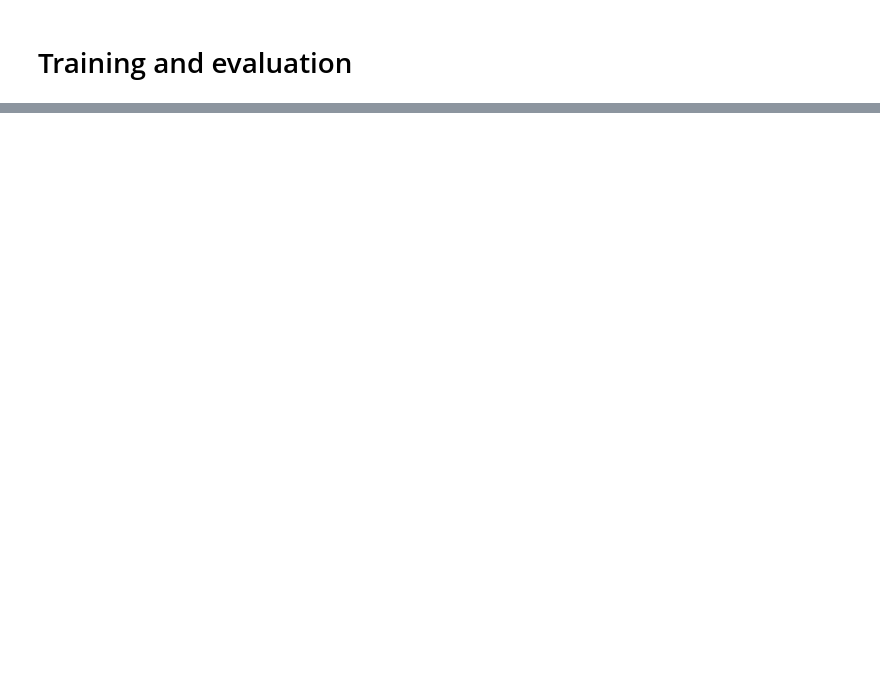
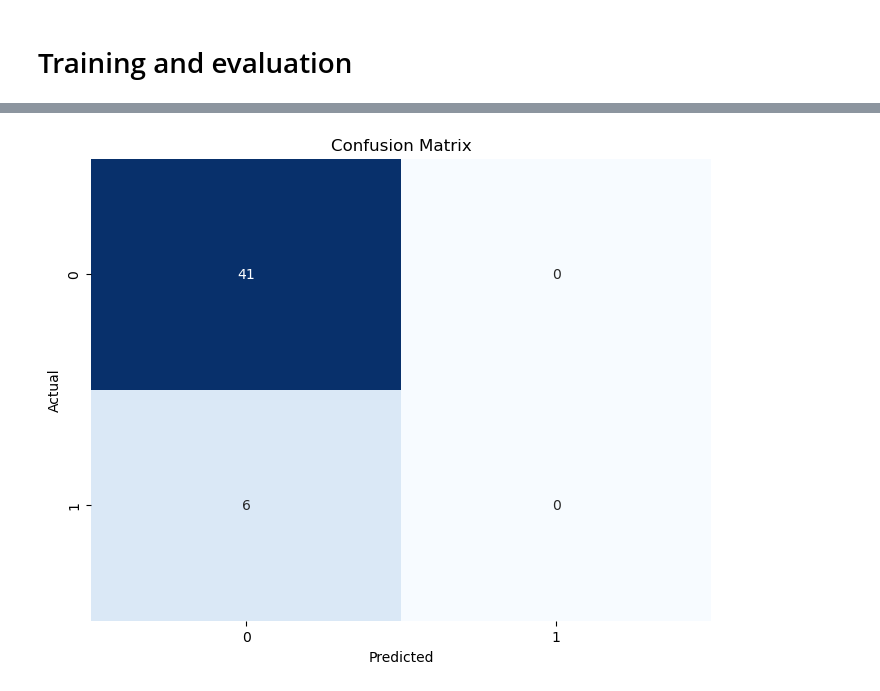
Before and after one commit to P1N60/gdsProjekt, a Jupyter notebook: GDS_Projekt.ipynb, the cells around one changed output, grey strips where cells are left out. Saved outputs shown, nothing was run; the diff lists cells and outputs as text; code cells hidden in the pictures; blank space fills up the shorter version.

Commit message:
Moddeling done, just needs SMOTE implementation.

```diff
--- a/GDS_Projekt.ipynb
+++ b/GDS_Projekt.ipynb
@@ -129,0 +112,2 @@ NameError: name 'train_test_split' is not defined
+# %%
+train_data = pd.read_csv("data_cleaned_fr.csv")
@@ -129,0 +123,4 @@ NameError: name 'train_test_split' is not defined
+# %%
+vectorizer = CountVectorizer(stop_words='english', max_features=50000)
+X_train_vectorized = vectorizer.fit_transform(X_train)
+X_test_vectorized = vectorizer.transform(X_test)
@@ -130,2 +129,5 @@ NameError: name 'train_test_split' is not defined
+# %%
+smote = SMOTE(random_state=42)
+X_train_resampled, y_train_resampled = smote.fit_resample(X_train_vectorized, y_train)
 # %% [markdown]
 # Training and evaluation
@@ -131,0 +136,3 @@ NameError: name 'train_test_split' is not defined
+# %%
+classifier = MultinomialNB()
+classifier.fit(X_train_resampled, y_train_resampled)
@@ -131,0 +158,10 @@ NameError: name 'train_test_split' is not defined
+# %%
+cm = confusion_matrix(y_test, y_pred)
+plt.figure(figsize=(8, 6))
+sns.heatmap(cm, annot=True, fmt='d', cmap='Blues', cbar=False)
+plt.xlabel('Predicted')
+plt.ylabel('Actual')
+plt.title('Confusion Matrix')
+plt.show()
+# %% [output]
+[figure, added]
```
Also changed, not shown: parts of 17 cells of this notebook.
